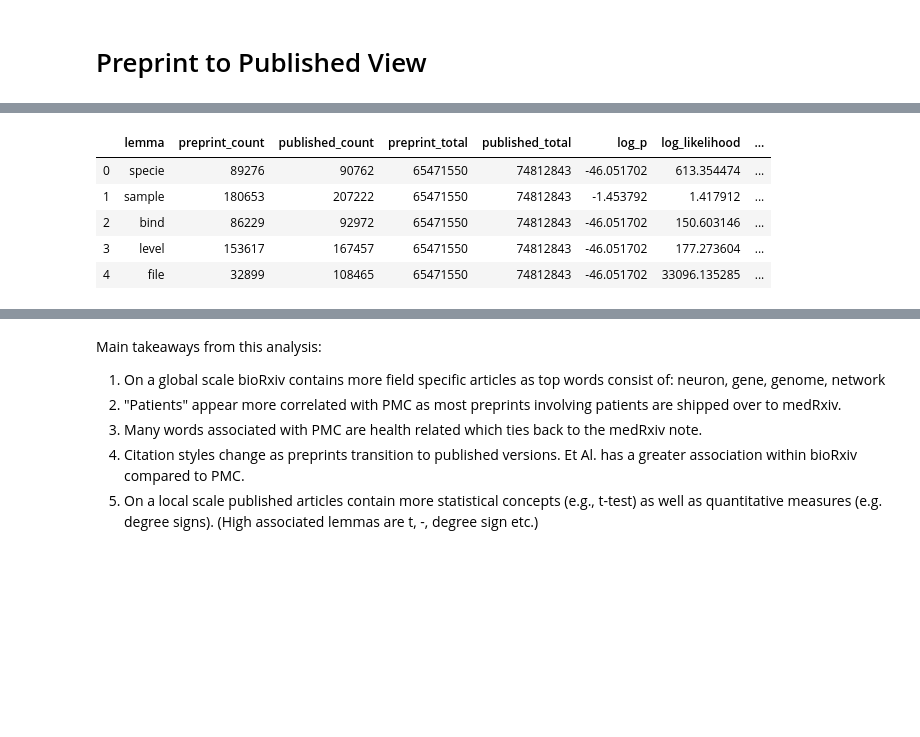
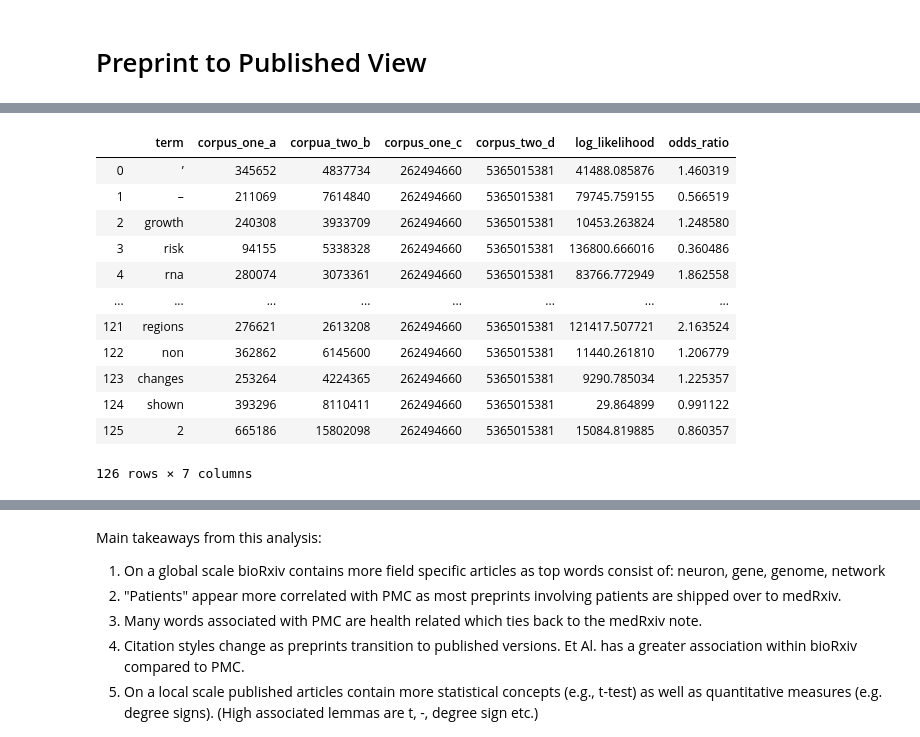
Before and after one commit to greenelab/annorxiver, a Jupyter notebook: biorxiv/corpora_comparison/corpora_comparison.ipynb, the cells around one changed output, grey strips where cells are left out. Cells and saved outputs as stored; diff of their text form; code cells hidden in the pictures; blank space fills up the shorter version.

```diff
--- a/biorxiv/corpora_comparison/corpora_comparison.ipynb
+++ b/biorxiv/corpora_comparison/corpora_comparison.ipynb
@@ -99,4 +26,8 @@ def remove_stop_words(corpus_one, corpus_two):
 # Full Text Comparison (Global)
 # %% [markdown]
 ## Gather Word Frequencies
+# %%
+biorxiv_count_path = Path("output/total_word_counts/biorxiv_total_count.tsv")
+pmc_count_path = Path("output/total_word_counts/pmc_total_count.tsv")
+nytac_count_path = Path("output/total_word_counts/nytac_total_count.tsv")
 # %%
@@ -257,0 +384,12 @@ for word in tqdm_notebook(total_words):
+# %%
+biorxiv_total_count_df = (
+    biorxiv_total_count_df
+    .query(f"lemma not in {stop_word_list}")
+    .groupby("lemma")
+    .agg({
+        "count":"sum"
+    })
+    .reset_index()
+    .sort_values("count", ascending=False)
+)
+biorxiv_total_count_df
@@ -257,0 +410,13 @@ for word in tqdm_notebook(total_words):
+# %%
+pmc_total_count_df = (
+    pmc_total_count_df
+    .query(f"lemma not in {stop_word_list}")
+    .groupby("lemma")
+    .agg({
+        "count":"sum"
+    })
+    .reset_index()
+    .sort_values("count", ascending=False)
+    .iloc[2:]
+)
+pmc_total_count_df
@@ -522,8 +693,14 @@ for word in tqdm_notebook(total_words):
 # %%
-published_comparison_stats_df = pd.DataFrame.from_records(data)
-published_comparison_stats_df.to_csv(
-    "output/preprint_to_published_comparison.tsv",
+preprint_vs_published = get_term_statistics(
+    biorxiv_total_count_df,
+    pmc_total_count_df,
+    100
+)
+
+preprint_vs_published.to_csv(
+    "output/comparison_stats/preprint_to_published_comparison.tsv",
     sep="\t", index=False
 )
-published_comparison_stats_df.head()
+
+preprint_vs_published
 # %% [output]
@@ -530,6 +708,13 @@ published_comparison_stats_df.head()
-|  | lemma | preprint_count | published_count | preprint_total | published_total | log_p | log_likelihood | ... |
-| 0 | specie | 89276 | 90762 | 65471550 | 74812843 | -46.051702 | 613.354474 | ... |
-| 1 | sample | 180653 | 207222 | 65471550 | 74812843 | -1.453792 | 1.417912 | ... |
-| 2 | bind | 86229 | 92972 | 65471550 | 74812843 | -46.051702 | 150.603146 | ... |
-| 3 | level | 153617 | 167457 | 65471550 | 74812843 | -46.051702 | 177.273604 | ... |
-| 4 | file | 32899 | 108465 | 65471550 | 74812843 | -46.051702 | 33096.135285 | ... |
+|  | term | corpus_one_a | corpua_two_b | corpus_one_c | corpus_two_d | log_likelihood | odds_ratio |
+| 0 | ’ | 345652 | 4837734 | 262494660 | 5365015381 | 41488.085876 | 1.460319 |
+| 1 | – | 211069 | 7614840 | 262494660 | 5365015381 | 79745.759155 | 0.566519 |
+| 2 | growth | 240308 | 3933709 | 262494660 | 5365015381 | 10453.263824 | 1.248580 |
+| 3 | risk | 94155 | 5338328 | 262494660 | 5365015381 | 136800.666016 | 0.360486 |
+| 4 | rna | 280074 | 3073361 | 262494660 | 5365015381 | 83766.772949 | 1.862558 |
+| ... | ... | ... | ... | ... | ... | ... | ... |
+| 121 | regions | 276621 | 2613208 | 262494660 | 5365015381 | 121417.507721 | 2.163524 |
+| 122 | non | 362862 | 6145600 | 262494660 | 5365015381 | 11440.261810 | 1.206779 |
+| 123 | changes | 253264 | 4224365 | 262494660 | 5365015381 | 9290.785034 | 1.225357 |
+| 124 | shown | 393296 | 8110411 | 262494660 | 5365015381 | 29.864899 | 0.991122 |
+| 125 | 2 | 665186 | 15802098 | 262494660 | 5365015381 | 15084.819885 | 0.860357 |
+126 rows × 7 columns
```
Also changed, not shown: parts of 62 cells of this notebook, 1 other file.
